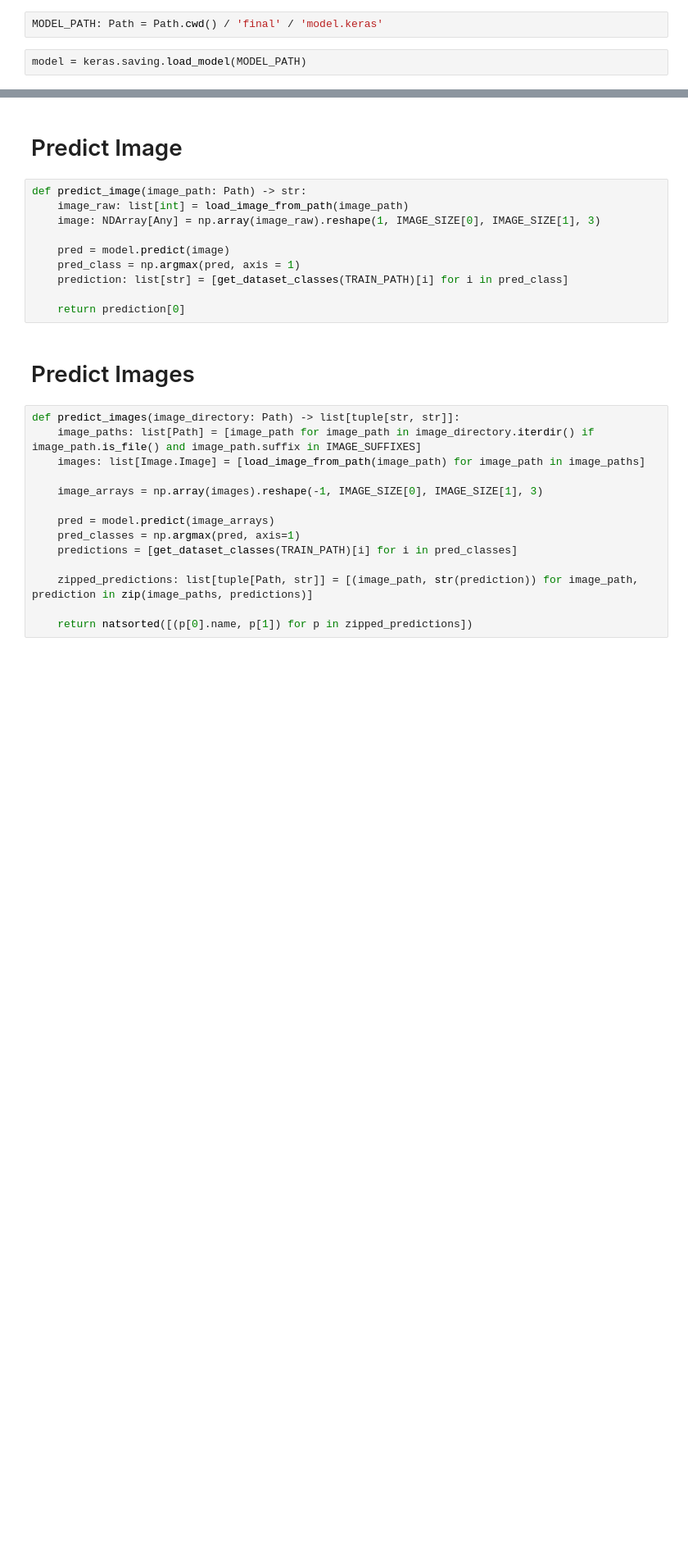
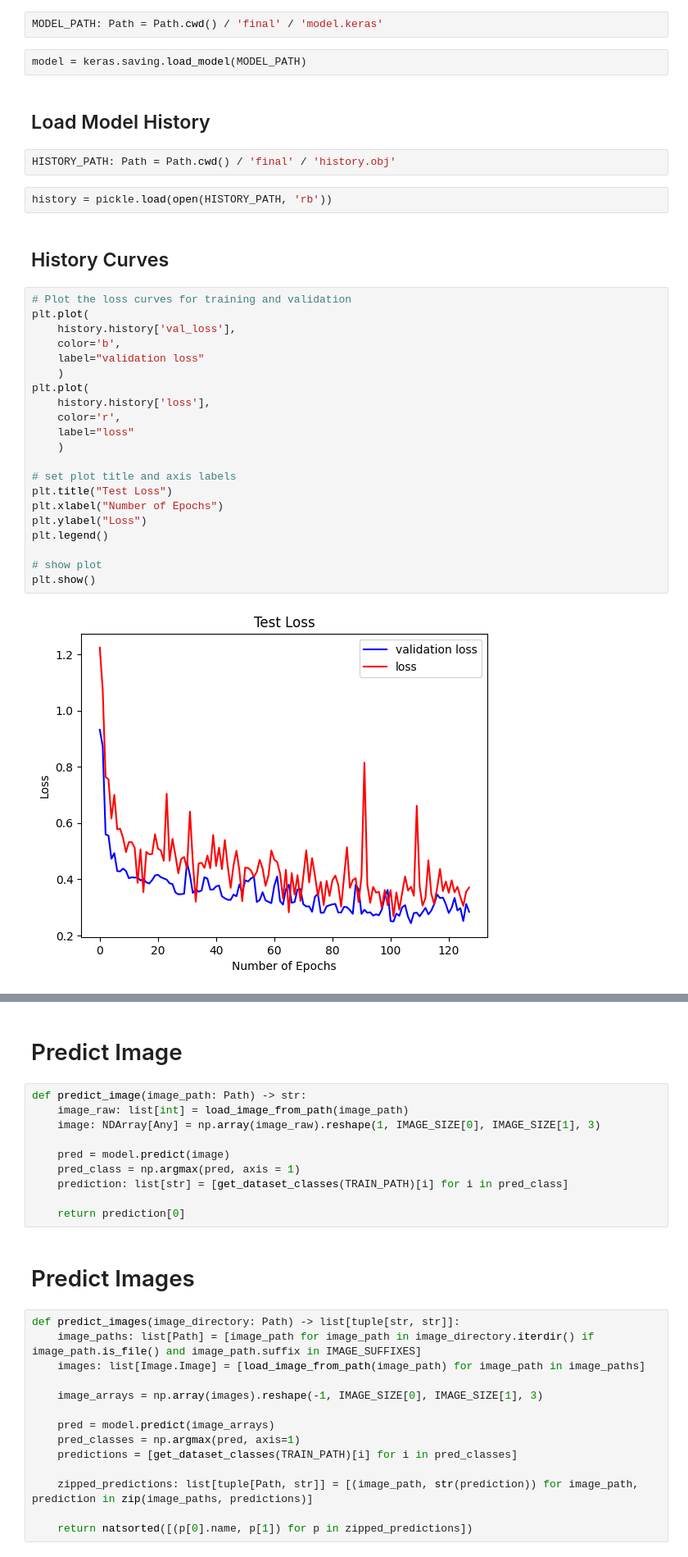
Before and after one commit to 04nada/corn-leaf-disease-classifier, a Jupyter notebook: cnn/cnn_demo.ipynb, the cells around one changed output, grey strips where cells are left out. Shown at 82% size. Cells and saved outputs as stored; diff of their text form; blank space fills up the shorter version.

Commit message:
feat: save model history

```diff
--- a/cnn/cnn_demo.ipynb
+++ b/cnn/cnn_demo.ipynb
@@ -60,3 +65,34 @@ def get_dataset_classes(dataset_path: Path) -> list[str]:
 MODEL_PATH: Path = Path.cwd() / 'final' / 'model.keras'
 # %%
 model = keras.saving.load_model(MODEL_PATH)
+# %% [markdown]
+## Load Model History
+# %%
+HISTORY_PATH: Path = Path.cwd() / 'final' / 'history.obj'
+# %%
+history = pickle.load(open(HISTORY_PATH, 'rb'))
+# %% [markdown]
+## History Curves
+# %%
+# Plot the loss curves for training and validation
+plt.plot(
+    history.history['val_loss'],
+    color='b',
+    label="validation loss"
+    )
+plt.plot(
+    history.history['loss'],
+    color='r',
+    label="loss"
+    )
+
+# set plot title and axis labels
+plt.title("Test Loss")
+plt.xlabel("Number of Epochs")
+plt.ylabel("Loss")
+plt.legend()
+
+# show plot
+plt.show()
+# %% [output]
+[figure, added]
```
Also changed, not shown: parts of 13 cells of this notebook, 2 other files.
